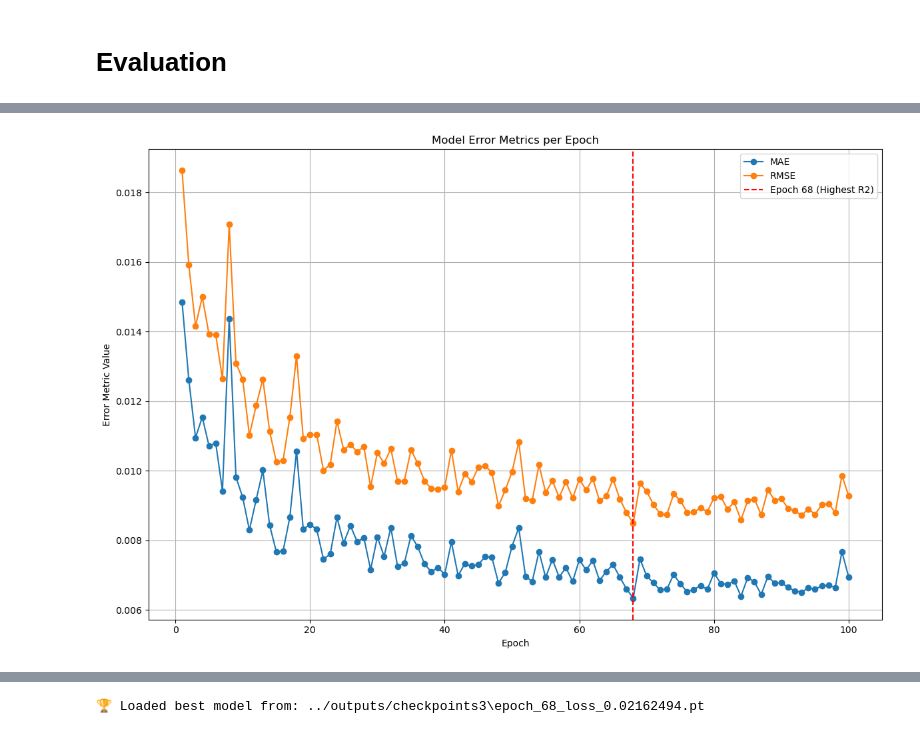
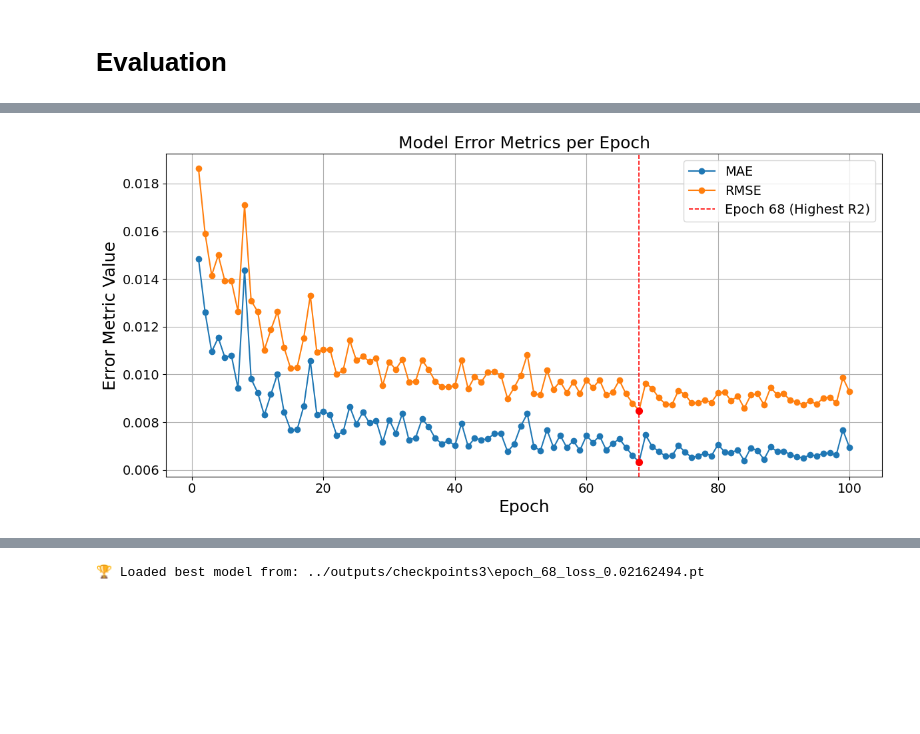
Before and after one commit to Absaar1548/Cd_results_backup, a Jupyter notebook: testing/model_new.ipynb, the cells around one changed output, grey strips where cells are left out. Cells and saved outputs as stored; diff of their text form; code cells hidden in the pictures; blank space fills up the shorter version.

```diff
--- a/testing/model_new.ipynb
+++ b/testing/model_new.ipynb
@@ -264,9 +275,6 @@ class CarSlicesDataset(torch.utils.data.Dataset):
 
         return slices, point_mask, slice_mask, cd_value
 # %%
-from torchinfo import summary
-device = torch.device("cuda" if torch.cuda.is_available() else "cpu")
-
 # Create model
 pointnet = PointNet2D(input_dim=point_net_input_dim, emb_dim=point_net_embedding_dim)
 lstm_encoder = LSTMSliceEncoder(input_dim=lstm_input_dim, hidden_dim=lstm_hidden_dim, num_layers=number_of_layers, bidirectional=bidirectional)
@@ -275,9 +283,9 @@ model = CdPredictorNet(pointnet, lstm_encoder, regressor).to(device)
 
 # Print model summary (example input: batch_size=2, slices=80, points=6500, dim=2)
 summary(model, input_data=(
-    torch.zeros(2, 80, 6500, 2).to(device),
-    torch.ones(2, 80, 6500).to(device),
-    torch.ones(2, 80).to(device)
+    torch.zeros(batch_size, 80, 6500, 2).to(device),
+    torch.ones(batch_size, 80, 6500).to(device),
+    torch.ones(batch_size, 80).to(device)
 ))
 # %% [output]
 ==========================================================================================
@@ -739,28 +742,54 @@ Found 100 checkpoints.
 # %%
-import pandas as pd
-import matplotlib.pyplot as plt
-
 # Assuming metrics_df is created as in the provided code
 metrics_df = pd.DataFrame([
     {"epoch": int(k), **v} for k, v in metrics_log.items()
 ]).sort_values("epoch")
 
-plt.figure(figsize=(12, 8))
+plt.figure(figsize=(12, 6))
 for metric in ["mae", "rmse"]:
-    plt.plot(metrics_df["epoch"], metrics_df[metric], marker="o", label=metric.upper())
+    plt.plot(
+        metrics_df["epoch"],
+        metrics_df[metric],
+        marker="o",
+        label=metric.upper(),
+        markersize=6,
+        linewidth=1.5
+    )
 
+highlight_epoch = metrics_df.loc[metrics_df["r2"].idxmax(), "epoch"]
 
-# Highlight the epoch with the highest R2 score
-highlight_epoch = metrics_df.loc[metrics_df["r2"].idxmax(), "epoch"]
-plt.axvline(x=highlight_epoch, color='red', linestyle='--', label=f"Epoch {highlight_epoch} (Highest R2)")
-plt.xlabel("Epoch")
-plt.ylabel("Error Metric Value")
-plt.title("Model Error Metrics per Epoch")
-plt.legend()
+plt.axvline(
+    x=highlight_epoch,
+    color='red',
+    linestyle='--',
+    linewidth=1.2,
+    label=f"Epoch {highlight_epoch} (Highest R2)"
+)
+plt.scatter(
+    highlight_epoch,
+    metrics_df.loc[metrics_df["epoch"] == highlight_epoch, "mae"],
+    color='red',
+    s=50,
+    zorder=5
+)
+plt.scatter(
+    highlight_epoch,
+    metrics_df.loc[metrics_df["epoch"] == highlight_epoch, "rmse"],
+    color='red',
+    s=50,
+    zorder=5
+)
+
+plt.xlabel("Epoch", fontsize=18)
+plt.ylabel("Error Metric Value", fontsize=18)
+plt.title("Model Error Metrics per Epoch", fontsize=18)
+plt.xticks(fontsize=14)
+plt.yticks(fontsize=14)
+plt.legend(fontsize=14)
 plt.grid(True)
 plt.tight_layout()
-plt.savefig("../outputs/eval/error_metric_trends.png")
+plt.savefig("../outputs/eval/error_metric_trends.png", dpi=300)
 plt.show()
 # %% [output]
-[figure, old version]
+[figure, new version]
 # %%
```
Also changed, not shown: parts of 11 cells of this notebook, 17 other files.
